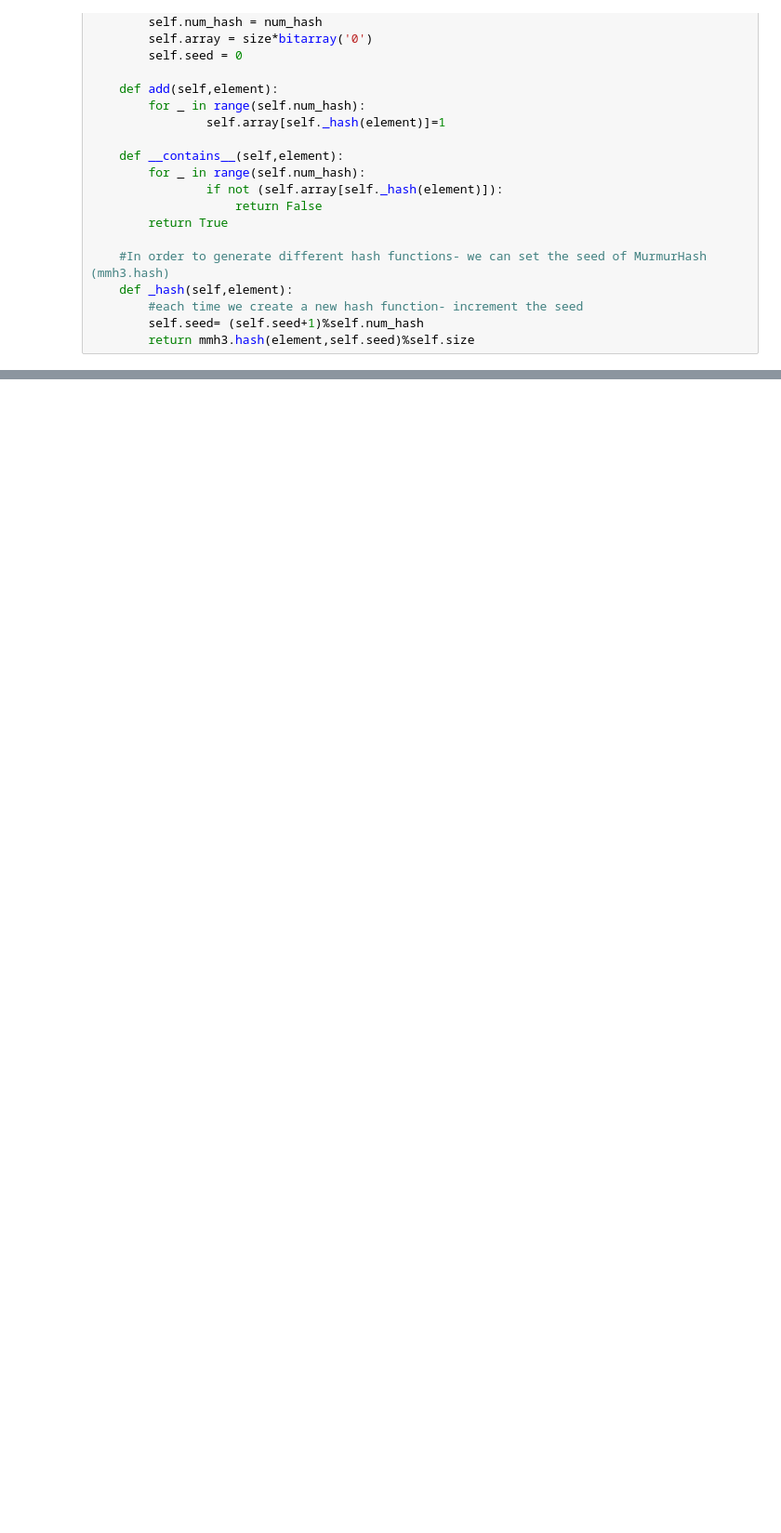
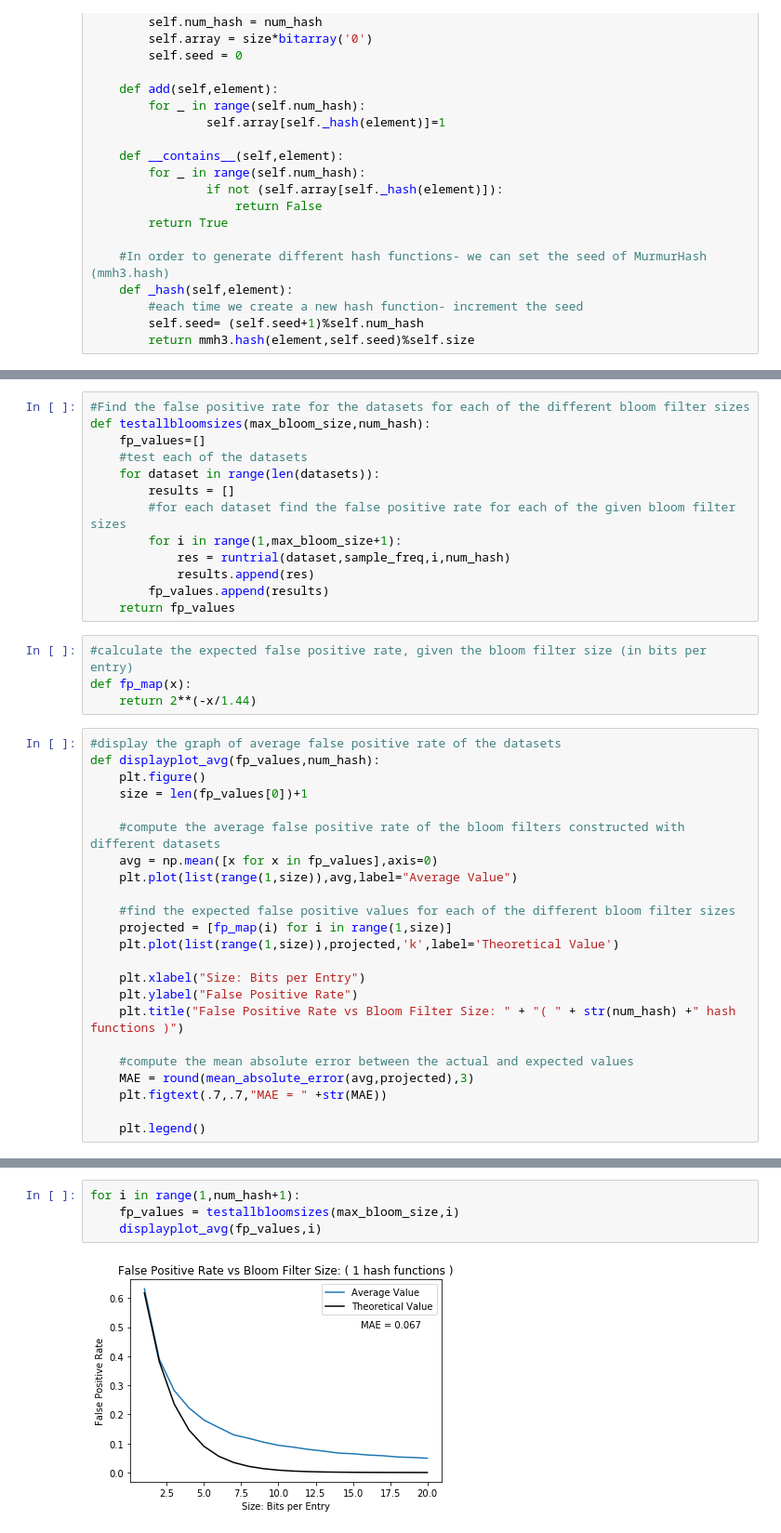
Before and after one commit to adamggibbs/data-structures-data-streams-project, a Jupyter notebook: Bloom Filter.ipynb, the cells around one changed output, grey strips where cells are left out. Shown: that part at 93% size. Saved outputs shown, nothing was run; the diff lists cells and outputs as text; blank space fills up the shorter version.

Commit message:
Final Bloom Filter

```diff
--- a/Bloom Filter.ipynb
+++ b/Bloom Filter.ipynb
@@ -78,0 +84,40 @@ fp_rate
+# %%
+#Find the false positive rate for the datasets for each of the different bloom filter sizes
+def testallbloomsizes(max_bloom_size,num_hash):
+    fp_values=[]
+    #test each of the datasets
+    for dataset in range(len(datasets)):
+        results = []
+        #for each dataset find the false positive rate for each of the given bloom filter sizes
+        for i in range(1,max_bloom_size+1):
+            res = runtrial(dataset,sample_freq,i,num_hash)
+            results.append(res)
+        fp_values.append(results)
+    return fp_values
+# %%
+#calculate the expected false positive rate, given the bloom filter size (in bits per entry)
+def fp_map(x):
+    return 2**(-x/1.44)
+# %%
+#display the graph of average false positive rate of the datasets
+def displayplot_avg(fp_values,num_hash):
+    plt.figure()
+    size = len(fp_values[0])+1
+
+    #compute the average false positive rate of the bloom filters constructed with different datasets
+    avg = np.mean([x for x in fp_values],axis=0)
+    plt.plot(list(range(1,size)),avg,label="Average Value")
+
+    #find the expected false positive values for each of the different bloom filter sizes
+    projected = [fp_map(i) for i in range(1,size)]
+    plt.plot(list(range(1,size)),projected,'k',label='Theoretical Value')
+
+    plt.xlabel("Size: Bits per Entry")
+    plt.ylabel("False Positive Rate")
+    plt.title("False Positive Rate vs Bloom Filter Size: " + "( " + str(num_hash) +" hash functions )")
+
+    #compute the mean absolute error between the actual and expected values
+    MAE = round(mean_absolute_error(avg,projected),3)
+    plt.figtext(.7,.7,"MAE = " +str(MAE))
+
+    plt.legend()
@@ -78,0 +129,6 @@ fp_rate
+# %%
+for i in range(1,num_hash+1):
+    fp_values = testallbloomsizes(max_bloom_size,i)
+    displayplot_avg(fp_values,i)
+# %% [output]
+[figure, added]
```
Also changed, not shown: parts of 11 cells of this notebook, 5 other files.
